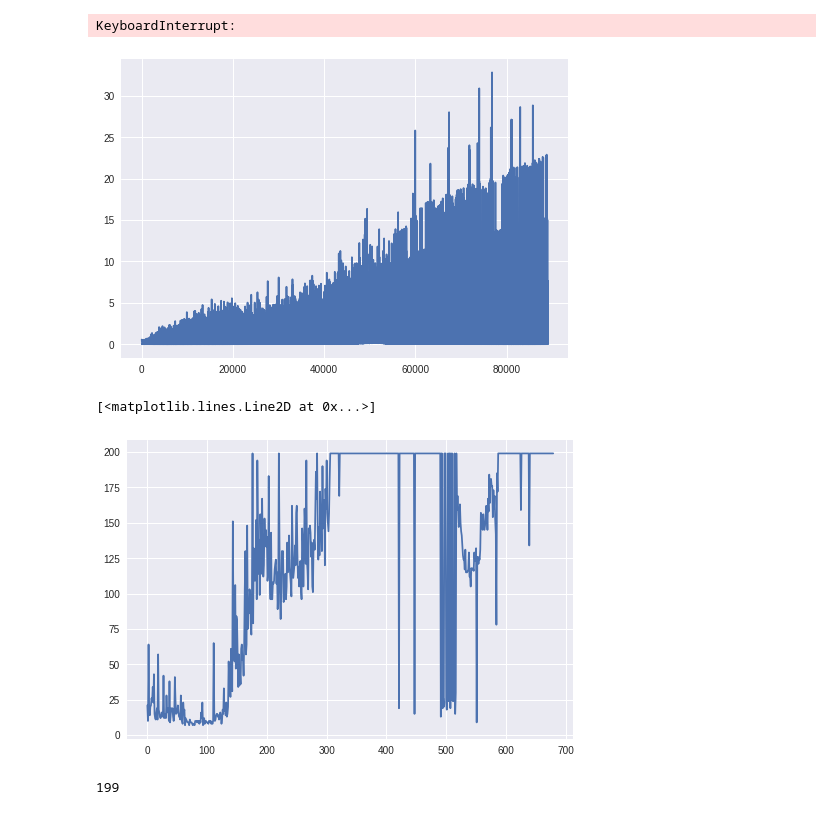
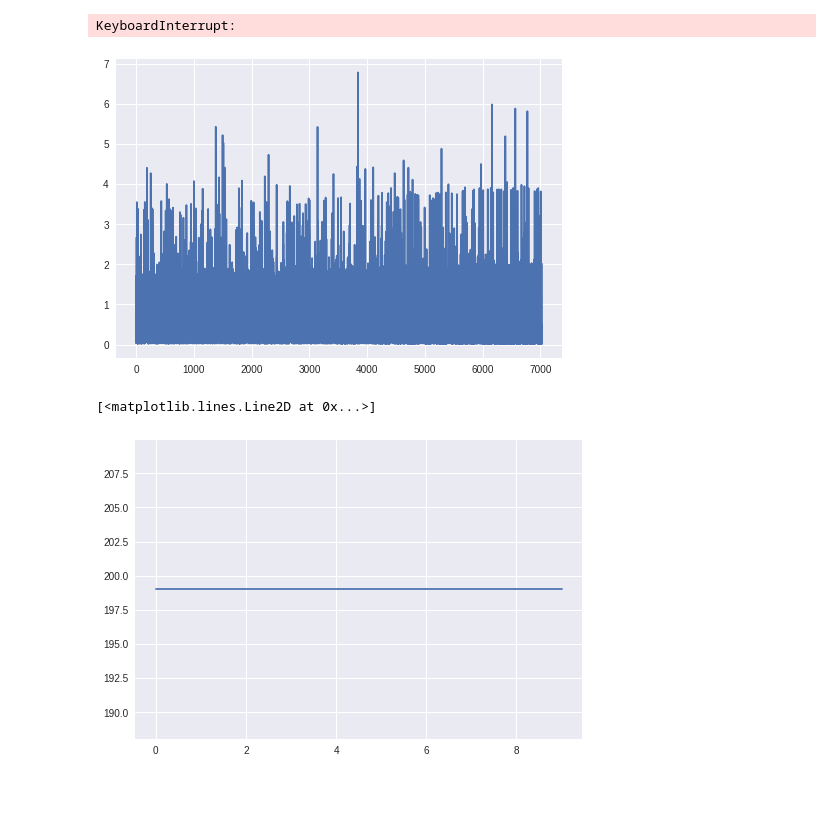
Before and after one commit to VSydorskyy/rl-assignments, a Jupyter notebook: Untitled.ipynb, the cells around one changed output. Drawn from its saved outputs; the diff is of its cells as text; code cells hidden in the pictures.

```diff
--- a/Untitled.ipynb
+++ b/Untitled.ipynb
@@ -102,7 +102,7 @@ live_time = 0
 
 obs_cur = env.reset()
 for i in range(n_steps + 1):
-
+    env.render()
     if i > warmup_steps:
         act = agent.prediction_step(torch.FloatTensor(obs_cur).unsqueeze(0))
     else:
@@ -110,6 +110,11 @@ for i in range(n_steps + 1):
 
     obs_prev = obs_cur
     obs_cur, rew, done, info = env.step(act)
+
+    x, x_dot, theta, theta_dot = obs_cur
+    r1 = (env.x_threshold - abs(x)) / env.x_threshold - 0.8
+    r2 = (env.theta_threshold_radians - abs(theta)) / env.theta_threshold_radians - 0.5
+    rew = r1 + r2
 
     memory.push(obs_prev, act, obs_cur, rew, done)
 
@@ -129,16 +134,14 @@ KeyboardInterrupt:
 # %%
 plt.plot(losses);
 # %% [output]
-[figure, old version]
+[figure, new version]
 # %%
-plt.plot(live_times)
+plt.plot(live_times[-10:])
 # %% [output]
 [<matplotlib.lines.Line2D at 0x...>]
-[figure, old version]
+[figure, new version]
 # %%
-max(live_times)
+max(live_times[])
-# %% [output]
-199
 # %%
 """
 View more, visit my tutorial page: https://morvanzhou.github.io/tutorials/
```
Also changed, not shown: parts of 1 cell of this notebook.
